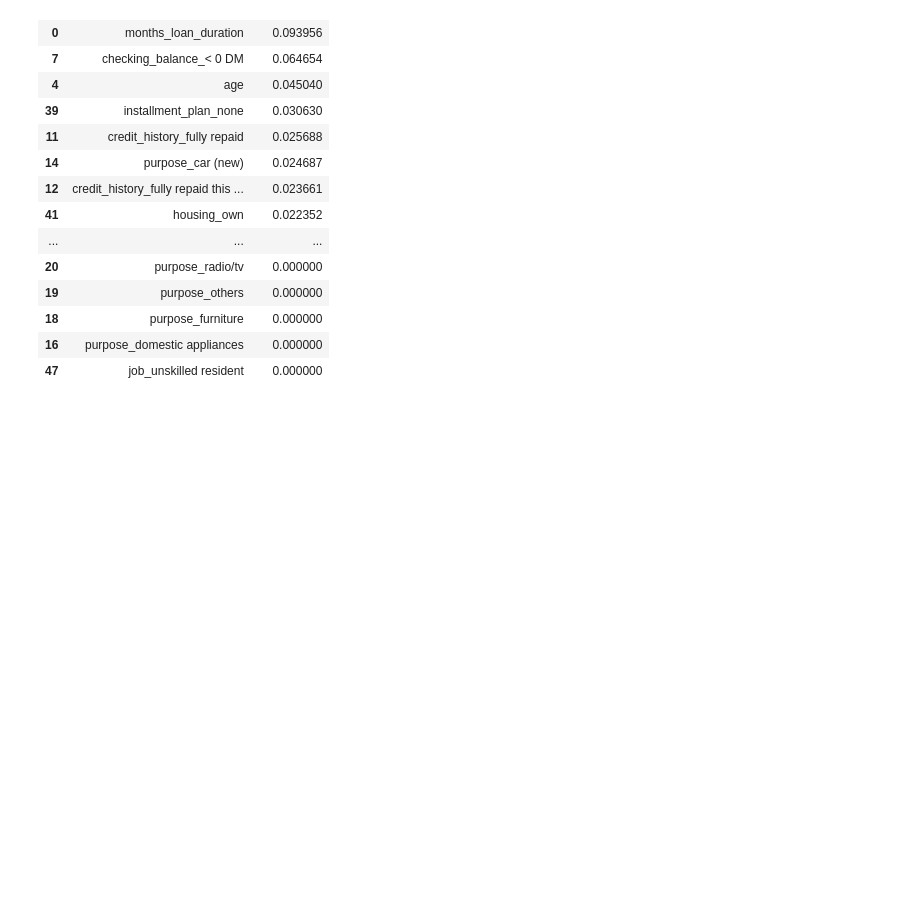
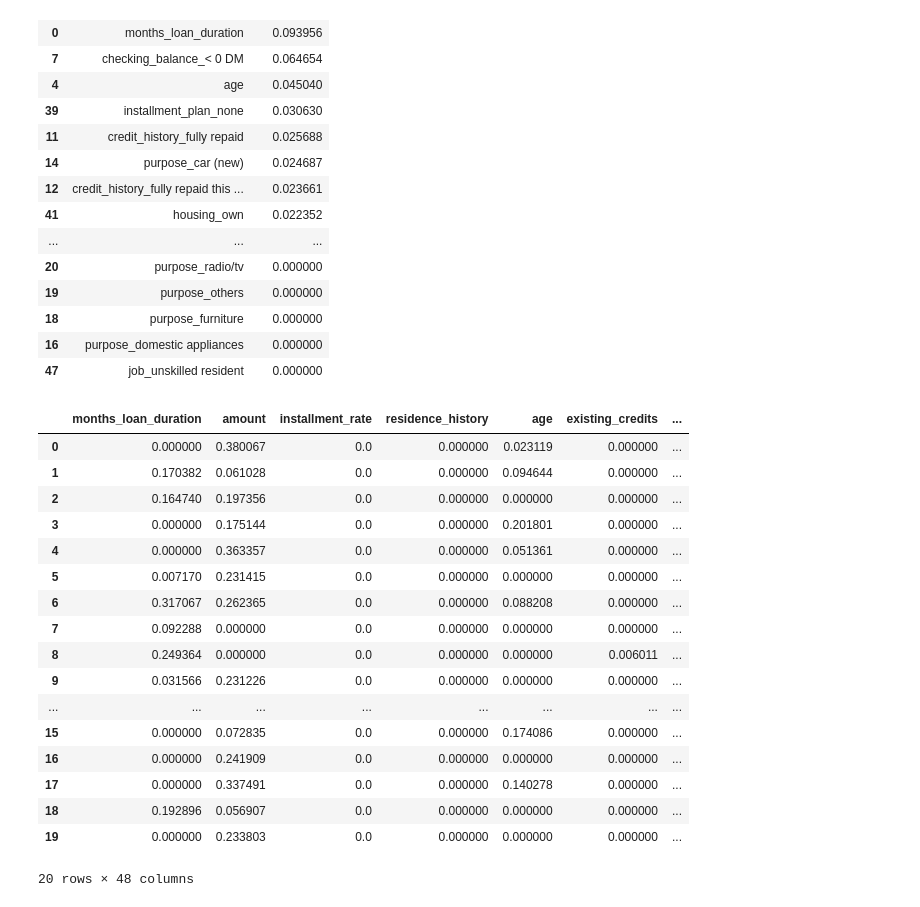
Before and after one commit to sohanlal1234/machine-learning, a Jupyter notebook: demos/Day 3 - decision tree.ipynb, the cells around one changed output. Cells and saved outputs as stored; diff of their text form; code cells hidden in the pictures; blank space fills up the shorter version.

```diff
--- a/demos/Day 3 - decision tree.ipynb
+++ b/demos/Day 3 - decision tree.ipynb
@@ -236,3 +236,26 @@ summary.sort_values("importance", ascending = False)
 | 18 | purpose_furniture | 0.000000 |
 | 16 | purpose_domestic appliances | 0.000000 |
 | 47 | job_unskilled resident | 0.000000 |
+# %%
+summary = pd.DataFrame(np.array([t.feature_importances_
+            for t in est.estimators_]), columns = X.columns)
+summary
+# %% [output]
+|  | months_loan_duration | amount | installment_rate | residence_history | age | existing_credits | ... |
+| 0 | 0.000000 | 0.380067 | 0.0 | 0.000000 | 0.023119 | 0.000000 | ... |
+| 1 | 0.170382 | 0.061028 | 0.0 | 0.000000 | 0.094644 | 0.000000 | ... |
+| 2 | 0.164740 | 0.197356 | 0.0 | 0.000000 | 0.000000 | 0.000000 | ... |
+| 3 | 0.000000 | 0.175144 | 0.0 | 0.000000 | 0.201801 | 0.000000 | ... |
+| 4 | 0.000000 | 0.363357 | 0.0 | 0.000000 | 0.051361 | 0.000000 | ... |
+| 5 | 0.007170 | 0.231415 | 0.0 | 0.000000 | 0.000000 | 0.000000 | ... |
+| 6 | 0.317067 | 0.262365 | 0.0 | 0.000000 | 0.088208 | 0.000000 | ... |
+| 7 | 0.092288 | 0.000000 | 0.0 | 0.000000 | 0.000000 | 0.000000 | ... |
+| 8 | 0.249364 | 0.000000 | 0.0 | 0.000000 | 0.000000 | 0.006011 | ... |
+| 9 | 0.031566 | 0.231226 | 0.0 | 0.000000 | 0.000000 | 0.000000 | ... |
+| ... | ... | ... | ... | ... | ... | ... | ... |
+| 15 | 0.000000 | 0.072835 | 0.0 | 0.000000 | 0.174086 | 0.000000 | ... |
+| 16 | 0.000000 | 0.241909 | 0.0 | 0.000000 | 0.000000 | 0.000000 | ... |
+| 17 | 0.000000 | 0.337491 | 0.0 | 0.000000 | 0.140278 | 0.000000 | ... |
+| 18 | 0.192896 | 0.056907 | 0.0 | 0.000000 | 0.000000 | 0.000000 | ... |
+| 19 | 0.000000 | 0.233803 | 0.0 | 0.000000 | 0.000000 | 0.000000 | ... |
+20 rows × 48 columns
```
Also changed, not shown: parts of 1 cell of this notebook, 1 other file.
